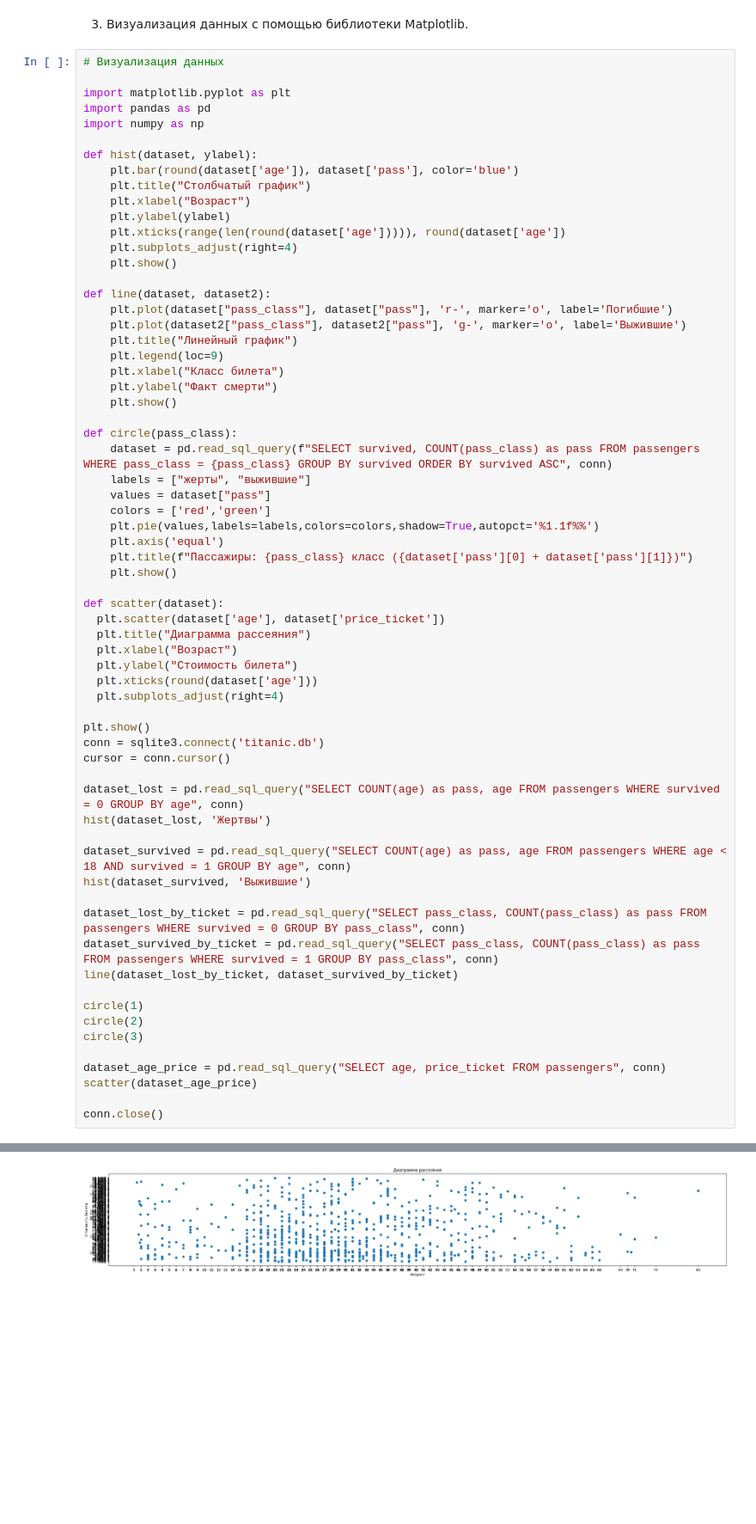
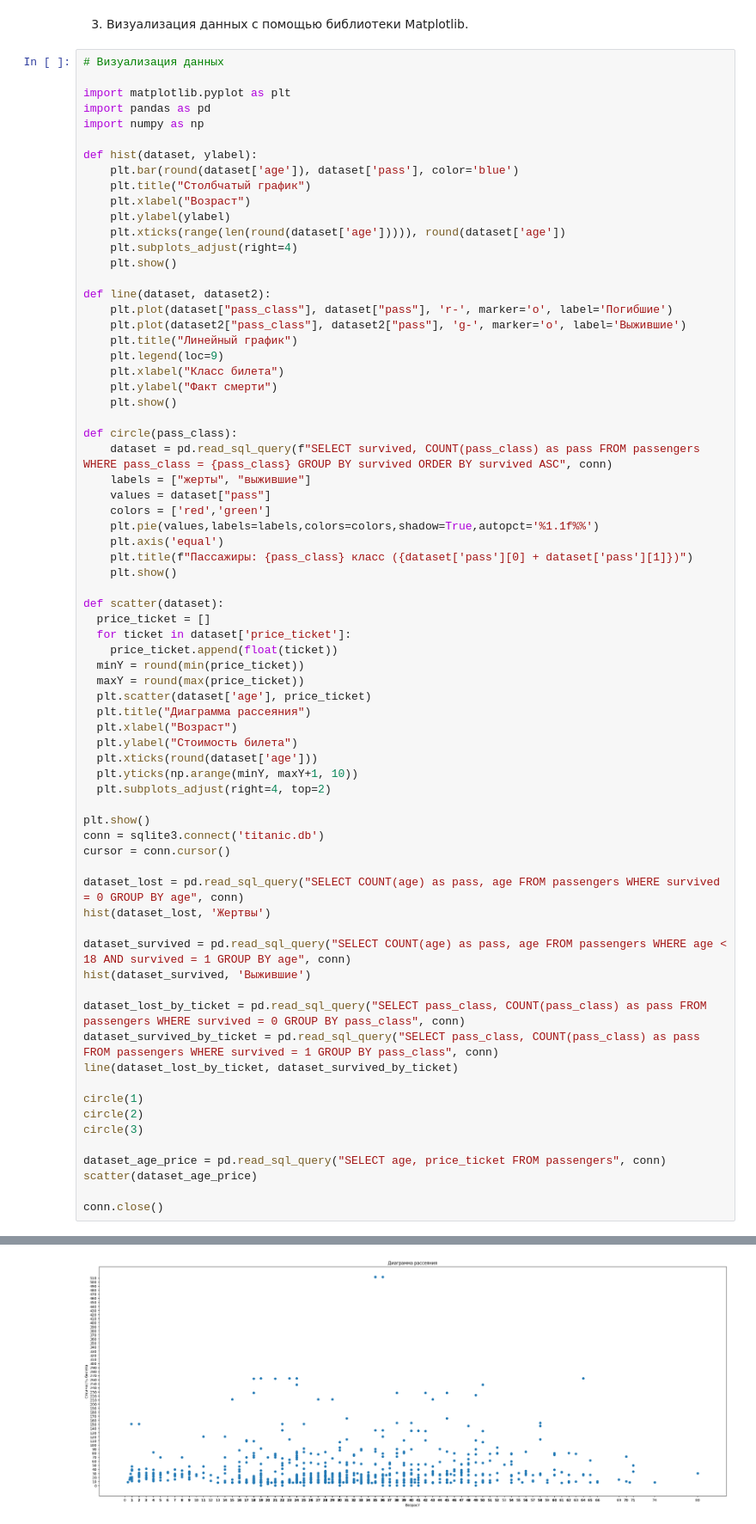
Before and after one commit to tatij/data_science_courses, a Jupyter notebook: homework_3.ipynb, the cells around one changed output, grey strips where cells are left out. Shown at 86% size. Saved outputs shown, nothing was run; the diff lists cells and outputs as text; blank space fills up the shorter version.

```diff
--- a/homework_3.ipynb
+++ b/homework_3.ipynb
@@ -169,40 +169,46 @@ def circle(pass_class):
     plt.show()
 
 def scatter(dataset):
-  plt.scatter(dataset['age'], dataset['price_ticket'])
+  price_ticket = []
+  for ticket in dataset['price_ticket']:
+    price_ticket.append(float(ticket))
+  minY = round(min(price_ticket))
+  maxY = round(max(price_ticket))
+  plt.scatter(dataset['age'], price_ticket)
   plt.title("Диаграмма рассеяния")
   plt.xlabel("Возраст")
   plt.ylabel("Стоимость билета")
   plt.xticks(round(dataset['age']))
-  plt.subplots_adjust(right=4)
+  plt.yticks(np.arange(minY, maxY+1, 10))
+  plt.subplots_adjust(right=4, top=2)
 
 plt.show()
 conn = sqlite3.connect('titanic.db')
 cursor = conn.cursor()
 
 dataset_lost = pd.read_sql_query("SELECT COUNT(age) as pass, age FROM passengers WHERE survived = 0 GROUP BY age", conn)
 hist(dataset_lost, 'Жертвы')
 
 dataset_survived = pd.read_sql_query("SELECT COUNT(age) as pass, age FROM passengers WHERE age < 18 AND survived = 1 GROUP BY age", conn)
 hist(dataset_survived, 'Выжившие')
 
 dataset_lost_by_ticket = pd.read_sql_query("SELECT pass_class, COUNT(pass_class) as pass FROM passengers WHERE survived = 0 GROUP BY pass_class", conn)
 dataset_survived_by_ticket = pd.read_sql_query("SELECT pass_class, COUNT(pass_class) as pass FROM passengers WHERE survived = 1 GROUP BY pass_class", conn)
 line(dataset_lost_by_ticket, dataset_survived_by_ticket)
 
 circle(1)
 circle(2)
 circle(3)
 
 dataset_age_price = pd.read_sql_query("SELECT age, price_ticket FROM passengers", conn)
 scatter(dataset_age_price)
 
 conn.close()
 # %% [output]
 [figure]
 [figure]
 [figure]
 [figure]
 [figure]
 [figure]
-[figure, old version]
+[figure, new version]
```
